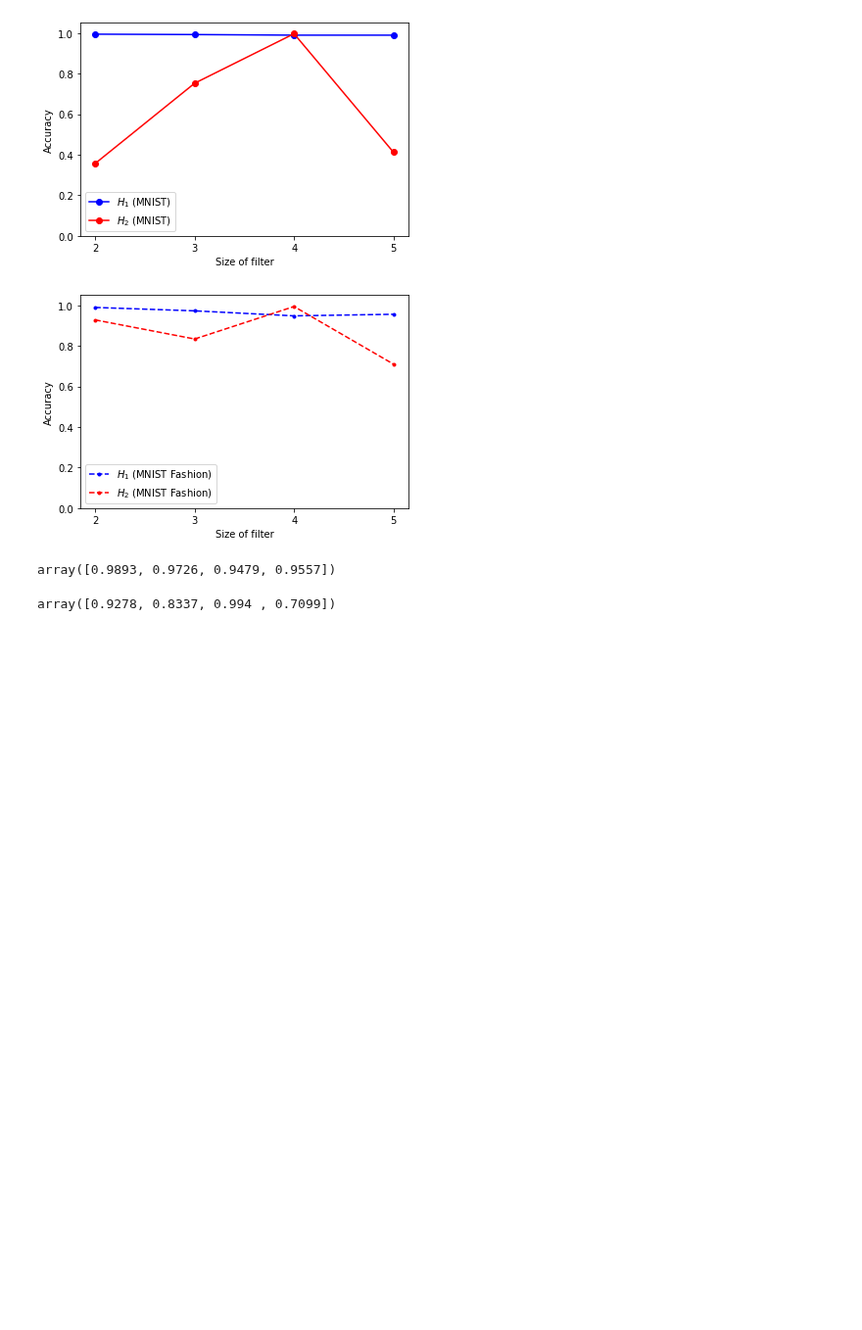
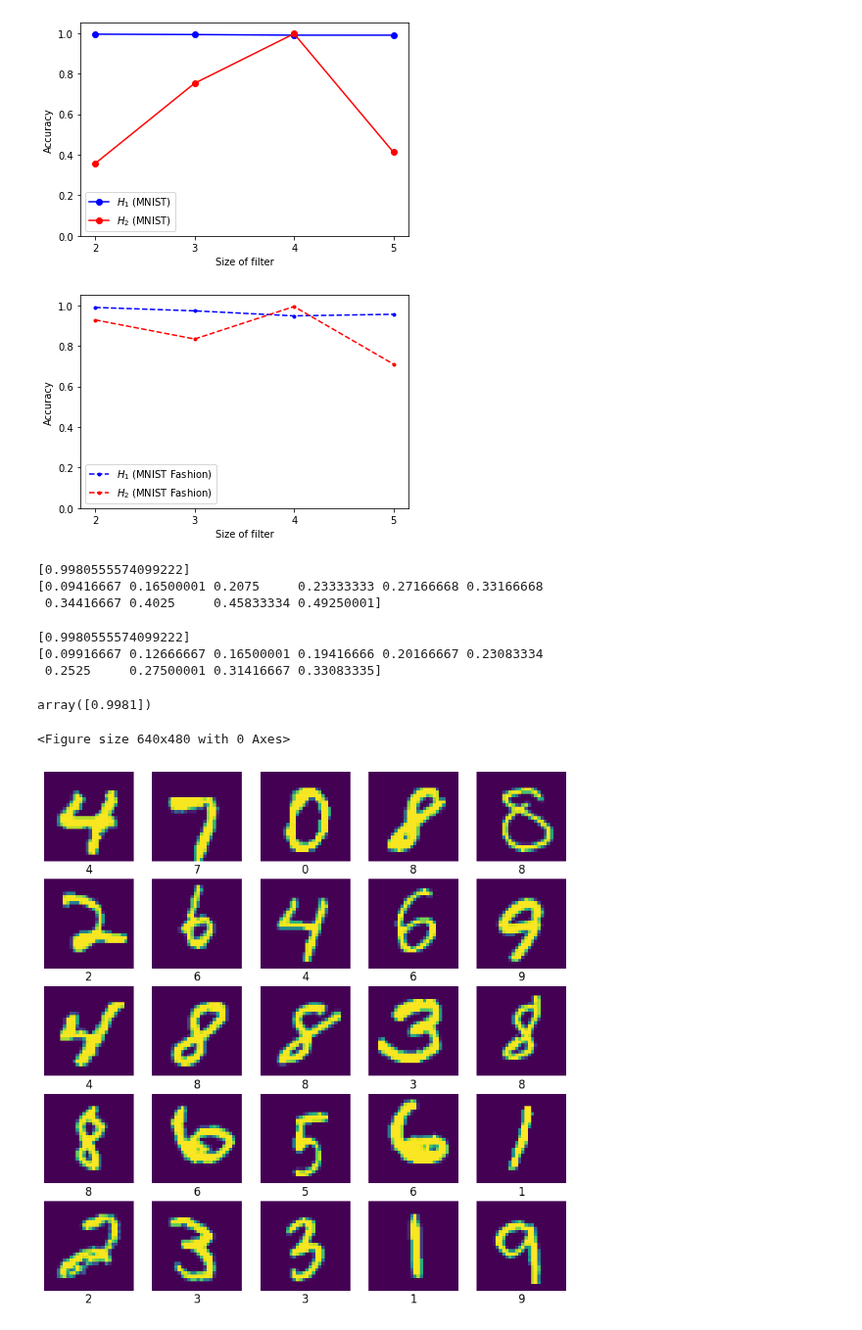
Before and after one commit to vutuanhai237/DynamicQNN, a Jupyter notebook: codes/plt_baseline.ipynb, the cells around one changed output. Shown at 98% size. Cells and saved outputs as stored; diff of their text form; code cells hidden in the pictures; blank space fills up the shorter version.

```diff
--- a/codes/plt_baseline.ipynb
+++ b/codes/plt_baseline.ipynb
@@ -324,11 +324,50 @@ plt.legend()
 plt.savefig("compare_filter_size_quanv_fashion.svg", format = 'svg', dpi = 1000)
 # %% [output]
 [figure]
+# %%
+import numpy as np
+
+accuracies_h2 = []
+accs_h2_4_quanvx = []
+accs_h2_4_quanvx = np.asarray(np.loadtxt('compare_type_quanv_fmnist/h2_4x4filter_quanvalternating/h2history_accuracy.txt'))
+accuracies_h2.append(np.max(np.mean(accs_h2_4_quanvx, axis = 0)))
+print(accuracies_h2)
+print(accs_h2_4_quanvx[0][:10])
+# %% [output]
+[0.9980555574099222]
+[0.09416667 0.16500001 0.2075     0.23333333 0.27166668 0.33166668
+ 0.34416667 0.4025     0.45833334 0.49250001]
+# %%
+import numpy as np
+
+accuracies_h2 = []
+accs_h2_4_quanvx = []
+accs_h2_4_quanvx = np.asarray(np.loadtxt('compare_type_quanv_cifar10/h2_4x4filter_quanvalltoall/h2history_accuracy.txt'))
+accuracies_h2.append(np.max(np.mean(accs_h2_4_quanvx, axis = 0)))
+print(accuracies_h2)
+print(accs_h2_4_quanvx[0][:10])
+# %% [output]
+[0.9980555574099222]
+[0.09916667 0.12666667 0.16500001 0.19416666 0.20166667 0.23083334
+ 0.2525     0.27500001 0.31416667 0.33083335]
 # %%
-np.round(accuracies_h1, 4)
+np.round(accuracies_h2, 4)[0.9980555574099222]
 # %% [output]
-array([0.9893, 0.9726, 0.9479, 0.9557])
+array([0.9981])
-# %%
-np.round(accuracies_h2, 4)
-# %% [output]
-array([0.9278, 0.8337, 0.994 , 0.7099])
+# %%
+import classical_part
+import matplotlib.pyplot as plt
+import numpy as np
+x_train, y_train, x_val, y_val, x_test, y_test = classical_part.load_mnist(100, 10, 10, None)
+plt.figure()
+
+#subplot(r,c) provide the no. of rows and columns
+f, axarr = plt.subplots(5,5, figsize=(10, 10))
+for i in range(0, 25):
+    axarr[int(i / 5), (i % 5)].imshow(x_train[i])
+    axarr[int(i / 5), (i % 5)].axis("off")
+    axarr[int(i / 5), (i % 5)].set_title(*np.where(y_train[i] == 1)[0], y = -0.2)
+f.savefig("mnist.svg")
+# %% [output]
+<Figure size 640x480 with 0 Axes>
+[figure, added]
```
Also changed, not shown: parts of 2 cells of this notebook, 42 other files.
